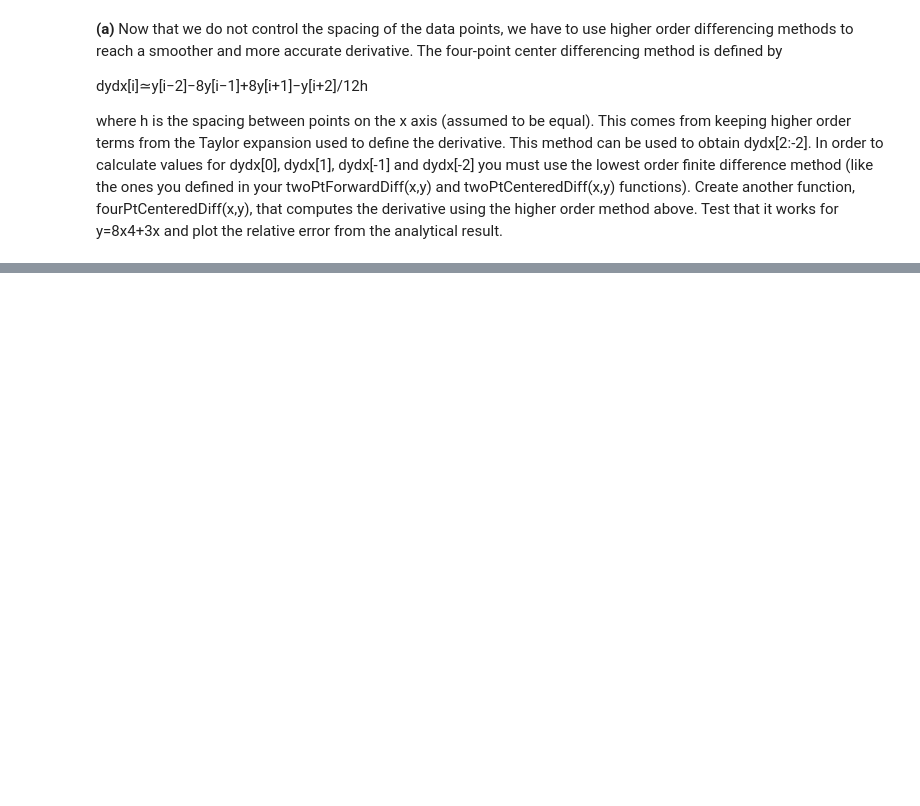
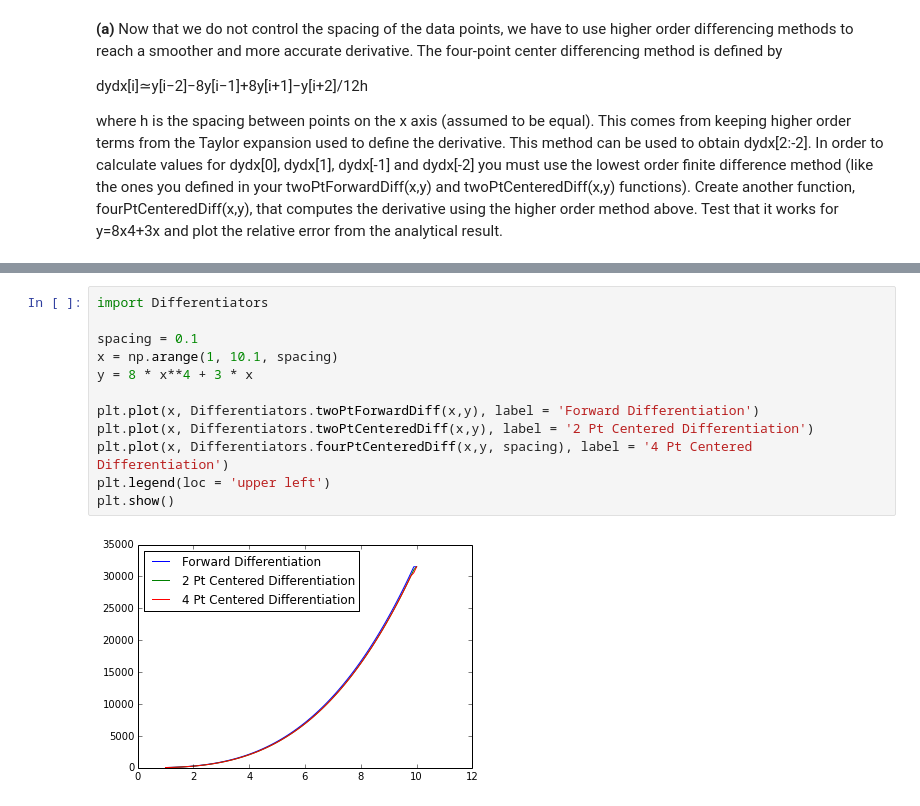
Before and after one commit to kmcombs/PHYS202-S14, a Jupyter notebook: SciPy/DifferentiationExercises.ipynb, the cells around one changed output, grey strips where cells are left out. Drawn from its saved outputs; the diff is of its cells as text; blank space fills up the shorter version.

```diff
--- a/SciPy/DifferentiationExercises.ipynb
+++ b/SciPy/DifferentiationExercises.ipynb
@@ -158,0 +210,14 @@ plt.show()
+# %%
+import Differentiators
+
+spacing = 0.1
+x = np.arange(1, 10.1, spacing)
+y = 8 * x**4 + 3 * x
+
+plt.plot(x, Differentiators.twoPtForwardDiff(x,y), label = 'Forward Differentiation')
+plt.plot(x, Differentiators.twoPtCenteredDiff(x,y), label = '2 Pt Centered Differentiation')
+plt.plot(x, Differentiators.fourPtCenteredDiff(x,y, spacing), label = '4 Pt Centered Differentiation')
+plt.legend(loc = 'upper left')
+plt.show()
+# %% [output]
+[figure, added]
```
Also changed, not shown: parts of 7 cells of this notebook, 1 other file.
